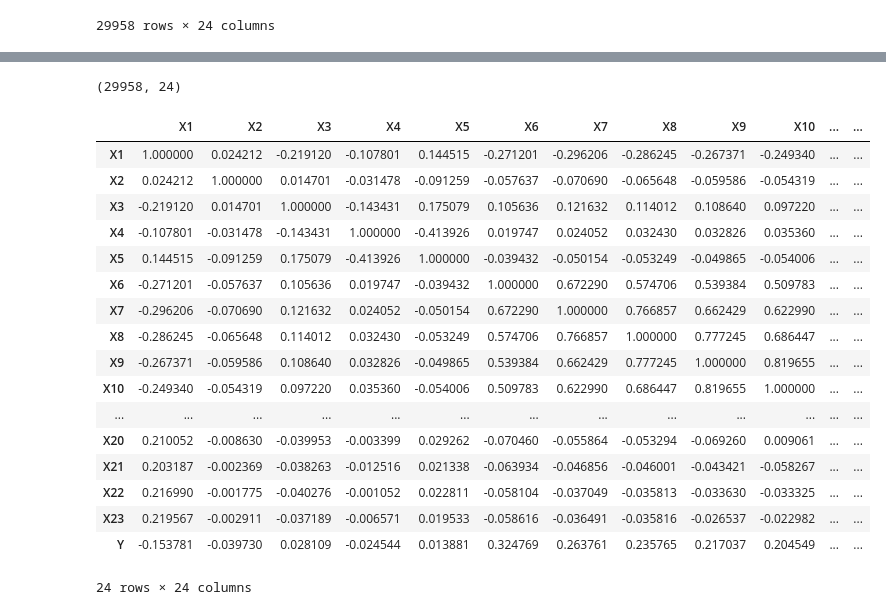
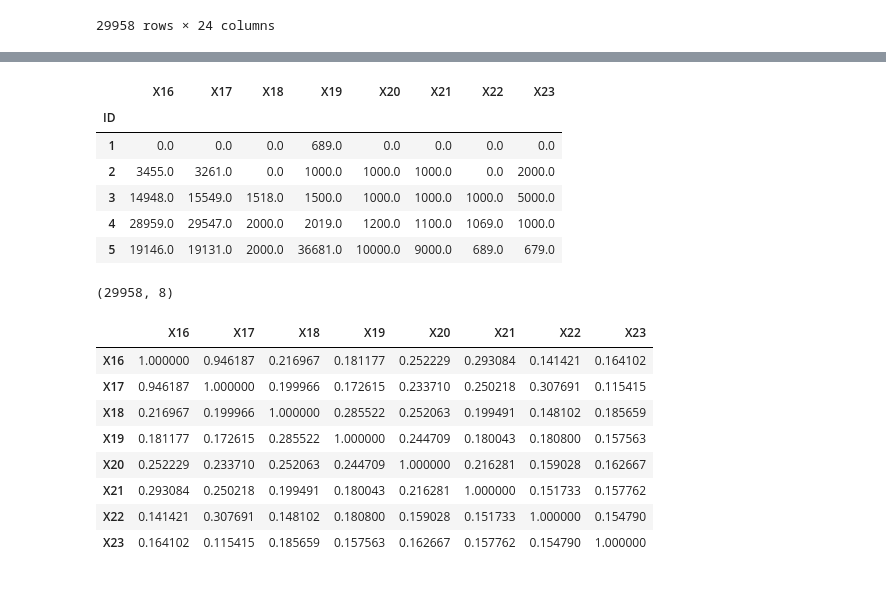
Before and after one commit to PosgradoMNA/actividades-de-aprendizaje-aleislasb, a Jupyter notebook: Actividad Semanal 4.ipynb, the cells around one changed output, grey strips where cells are left out. Saved outputs shown, nothing was run; the diff lists cells and outputs as text; code cells hidden in the pictures; blank space fills up the shorter version.

```diff
--- a/Actividad Semanal 4.ipynb
+++ b/Actividad Semanal 4.ipynb
@@ -115,28 +104,30 @@ df.head()
+# %%
+df1=df.iloc[:,15:]
+df1.head()
+# %% [output]
+|  | X16 | X17 | X18 | X19 | X20 | X21 | X22 | X23 |
+| ID |  |  |  |  |  |  |  |  |
+| 1 | 0.0 | 0.0 | 0.0 | 689.0 | 0.0 | 0.0 | 0.0 | 0.0 |
+| 2 | 3455.0 | 3261.0 | 0.0 | 1000.0 | 1000.0 | 1000.0 | 0.0 | 2000.0 |
+| 3 | 14948.0 | 15549.0 | 1518.0 | 1500.0 | 1000.0 | 1000.0 | 1000.0 | 5000.0 |
+| 4 | 28959.0 | 29547.0 | 2000.0 | 2019.0 | 1200.0 | 1100.0 | 1069.0 | 1000.0 |
+| 5 | 19146.0 | 19131.0 | 2000.0 | 36681.0 | 10000.0 | 9000.0 | 689.0 | 679.0 |
 # %%
-df.shape
+df1.shape
 # %% [output]
-(29958, 24)
+(29958, 8)
 # %%
-df.corr()
+df1.corr()
 # %% [output]
-|  | X1 | X2 | X3 | X4 | X5 | X6 | X7 | X8 | X9 | X10 | ... | ... |
-| X1 | 1.000000 | 0.024212 | -0.219120 | -0.107801 | 0.144515 | -0.271201 | -0.296206 | -0.286245 | -0.267371 | -0.249340 | ... | ... |
-| X2 | 0.024212 | 1.000000 | 0.014701 | -0.031478 | -0.091259 | -0.057637 | -0.070690 | -0.065648 | -0.059586 | -0.054319 | ... | ... |
-| X3 | -0.219120 | 0.014701 | 1.000000 | -0.143431 | 0.175079 | 0.105636 | 0.121632 | 0.114012 | 0.108640 | 0.097220 | ... | ... |
-| X4 | -0.107801 | -0.031478 | -0.143431 | 1.000000 | -0.413926 | 0.019747 | 0.024052 | 0.032430 | 0.032826 | 0.035360 | ... | ... |
-| X5 | 0.144515 | -0.091259 | 0.175079 | -0.413926 | 1.000000 | -0.039432 | -0.050154 | -0.053249 | -0.049865 | -0.054006 | ... | ... |
-| X6 | -0.271201 | -0.057637 | 0.105636 | 0.019747 | -0.039432 | 1.000000 | 0.672290 | 0.574706 | 0.539384 | 0.509783 | ... | ... |
-| X7 | -0.296206 | -0.070690 | 0.121632 | 0.024052 | -0.050154 | 0.672290 | 1.000000 | 0.766857 | 0.662429 | 0.622990 | ... | ... |
-| X8 | -0.286245 | -0.065648 | 0.114012 | 0.032430 | -0.053249 | 0.574706 | 0.766857 | 1.000000 | 0.777245 | 0.686447 | ... | ... |
-| X9 | -0.267371 | -0.059586 | 0.108640 | 0.032826 | -0.049865 | 0.539384 | 0.662429 | 0.777245 | 1.000000 | 0.819655 | ... | ... |
-| X10 | -0.249340 | -0.054319 | 0.097220 | 0.035360 | -0.054006 | 0.509783 | 0.622990 | 0.686447 | 0.819655 | 1.000000 | ... | ... |
-| ... | ... | ... | ... | ... | ... | ... | ... | ... | ... | ... | ... | ... |
-| X20 | 0.210052 | -0.008630 | -0.039953 | -0.003399 | 0.029262 | -0.070460 | -0.055864 | -0.053294 | -0.069260 | 0.009061 | ... | ... |
-| X21 | 0.203187 | -0.002369 | -0.038263 | -0.012516 | 0.021338 | -0.063934 | -0.046856 | -0.046001 | -0.043421 | -0.058267 | ... | ... |
-| X22 | 0.216990 | -0.001775 | -0.040276 | -0.001052 | 0.022811 | -0.058104 | -0.037049 | -0.035813 | -0.033630 | -0.033325 | ... | ... |
-| X23 | 0.219567 | -0.002911 | -0.037189 | -0.006571 | 0.019533 | -0.058616 | -0.036491 | -0.035816 | -0.026537 | -0.022982 | ... | ... |
-| Y | -0.153781 | -0.039730 | 0.028109 | -0.024544 | 0.013881 | 0.324769 | 0.263761 | 0.235765 | 0.217037 | 0.204549 | ... | ... |
+|  | X16 | X17 | X18 | X19 | X20 | X21 | X22 | X23 |
+| X16 | 1.000000 | 0.946187 | 0.216967 | 0.181177 | 0.252229 | 0.293084 | 0.141421 | 0.164102 |
+| X17 | 0.946187 | 1.000000 | 0.199966 | 0.172615 | 0.233710 | 0.250218 | 0.307691 | 0.115415 |
+| X18 | 0.216967 | 0.199966 | 1.000000 | 0.285522 | 0.252063 | 0.199491 | 0.148102 | 0.185659 |
+| X19 | 0.181177 | 0.172615 | 0.285522 | 1.000000 | 0.244709 | 0.180043 | 0.180800 | 0.157563 |
+| X20 | 0.252229 | 0.233710 | 0.252063 | 0.244709 | 1.000000 | 0.216281 | 0.159028 | 0.162667 |
+| X21 | 0.293084 | 0.250218 | 0.199491 | 0.180043 | 0.216281 | 1.000000 | 0.151733 | 0.157762 |
+| X22 | 0.141421 | 0.307691 | 0.148102 | 0.180800 | 0.159028 | 0.151733 | 1.000000 | 0.154790 |
+| X23 | 0.164102 | 0.115415 | 0.185659 | 0.157563 | 0.162667 | 0.157762 | 0.154790 | 1.000000 |
-24 rows × 24 columns
 # %%
 import seaborn as sns
 
```
Also changed, not shown: parts of 3 cells of this notebook.
